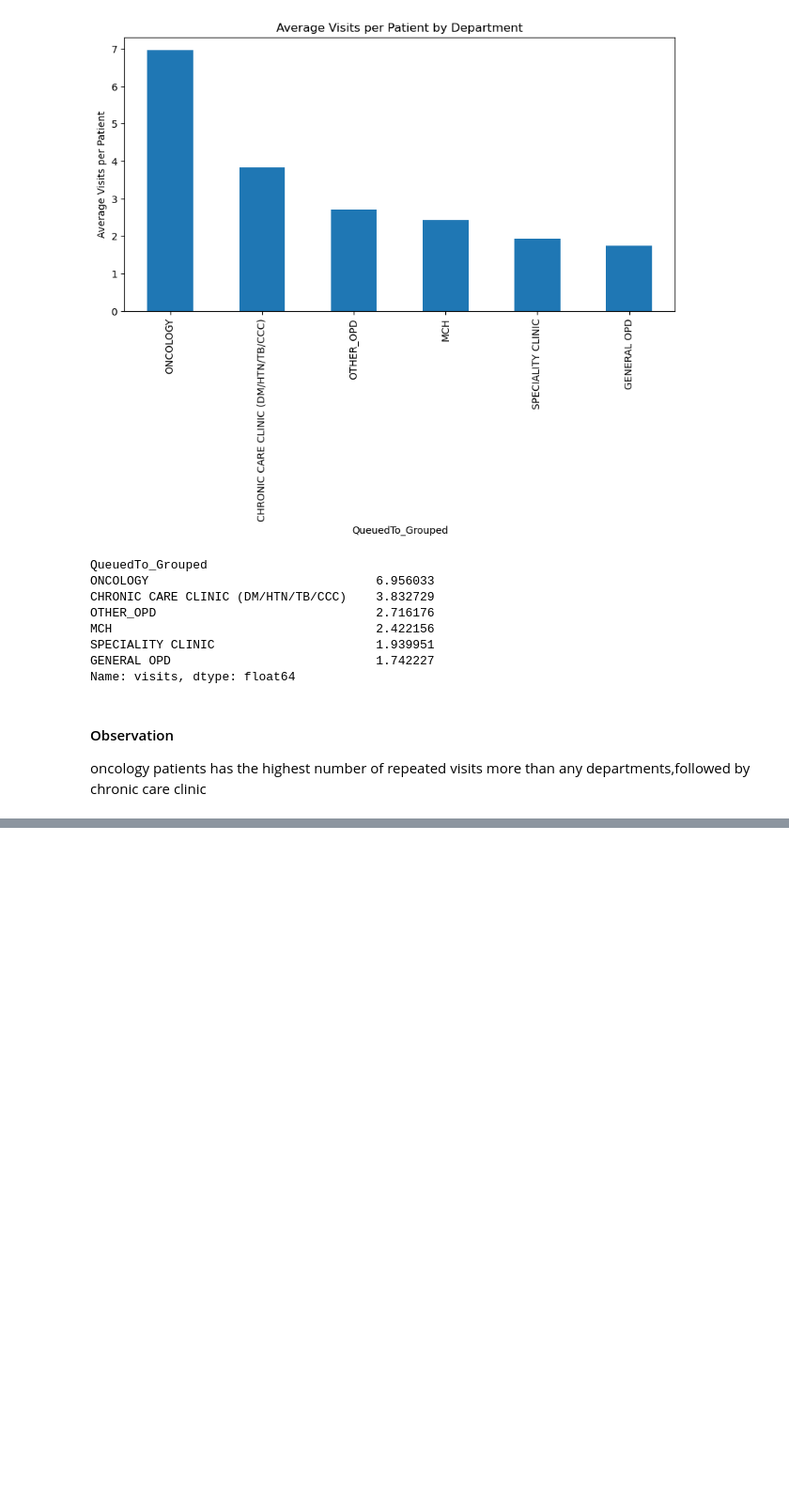
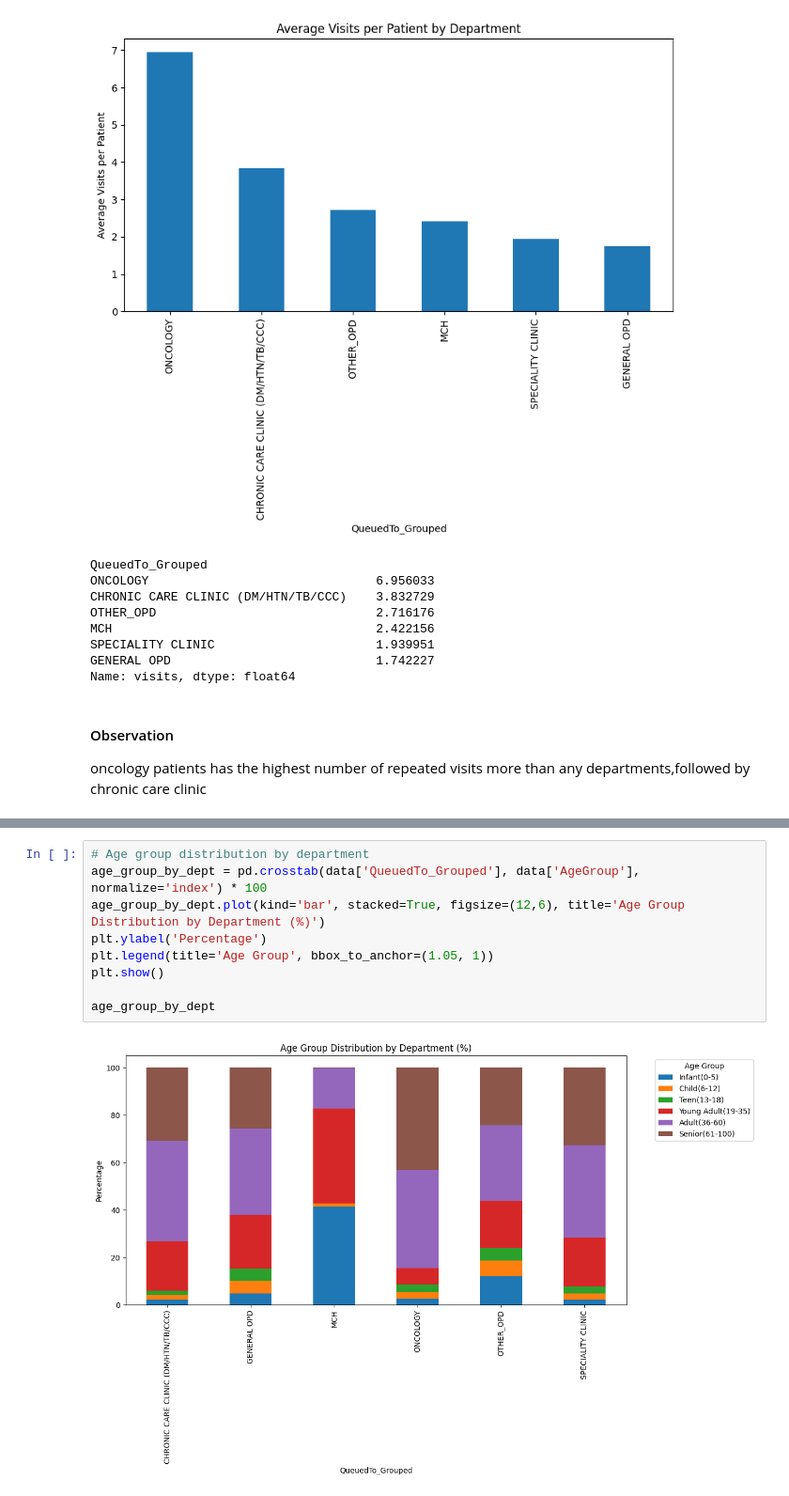
Before and after one commit to wahomelewis396/surge_sentinels, a Jupyter notebook: surge_sentinels.ipynb, the cells around one changed output, grey strips where cells are left out. Shown at 94% size. Saved outputs shown, nothing was run; the diff lists cells and outputs as text; blank space fills up the shorter version.

```diff
--- a/surge_sentinels.ipynb
+++ b/surge_sentinels.ipynb
@@ -404,0 +434,11 @@ oncology patients has the highest number of repeated visits more than any depart
+# %%
+# Age group distribution by department
+age_group_by_dept = pd.crosstab(data['QueuedTo_Grouped'], data['AgeGroup'], normalize='index') * 100
+age_group_by_dept.plot(kind='bar', stacked=True, figsize=(12,6), title='Age Group Distribution by Department (%)')
+plt.ylabel('Percentage')
+plt.legend(title='Age Group', bbox_to_anchor=(1.05, 1))
+plt.show()
+
+age_group_by_dept
+# %% [output]
+[figure, added]
```
Also changed, not shown: parts of 6 cells of this notebook.
